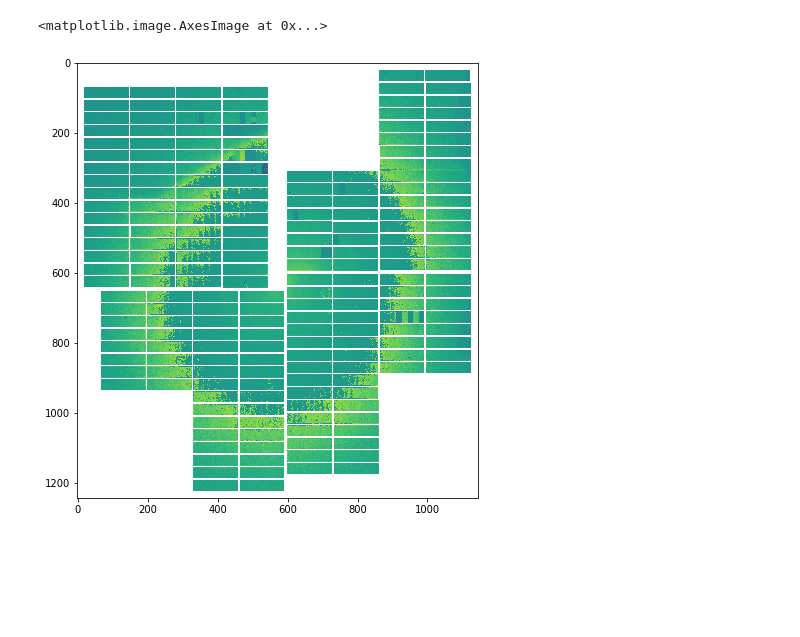
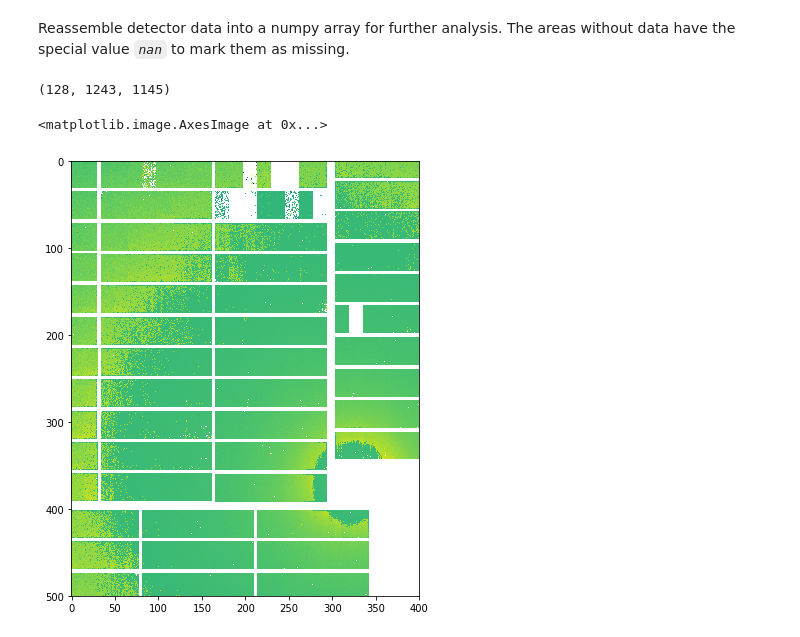
Before and after one commit to European-XFEL/karabo_data, a Jupyter notebook: Applying geometry.ipynb, the cells around one changed output. Cells and saved outputs as stored; diff of their text form; code cells hidden in the pictures; blank space fills up the shorter version.

Commit message:
Apply geometry to newer commissioning data

```diff
--- a/Applying geometry.ipynb
+++ b/Applying geometry.ipynb
@@ -22,3 +22,11 @@ Last train ID:  1487290426
 0 instrument devices (excluding detectors):
 
 0 control devices:
+# %%
+# Find a train with some data in
+empty = np.asarray([])
+for tid, train_data in run.trains():
+    module_imgs = sum(d.get('image.data', empty).shape[0] for d in train_data.values())
+    if module_imgs:
+        print(tid, module_imgs)
+        break
@@ -25,5 +35,10 @@ Last train ID:  1487290426
 # %%
-tid, train_data = run.train_from_id(1487290026)
+tid, train_data = run.train_from_id(54861800)
 print(tid)
-sorted(train_data.keys())
+for dev in sorted(train_data.keys()):
+    print(dev, end='\t')
+    try:
+        print(train_data[dev]['image.data'].shape)
+    except KeyError:
+        print("No image.data")
 # %% [output]
@@ -52,0 +67,9 @@ modules_data.shape
+# %%
+def clip(array, min=-10000, max=10000):
+    x = array.copy()
+    finite = np.isfinite(x)
+    # Suppress warnings comparing numbers to nan
+    with np.errstate(invalid='ignore'):
+        x[finite & (x < min)] = np.nan
+        x[finite & (x > max)] = np.nan
+    return x
@@ -89,7 +108,7 @@ for channel_no in range(16):
 # %%
 import h5py
 
-quadpos = [(11.4, -299), (11.5, -8), (-254.5, 16), (-278.5, -275)]  # MAR 18
+quadpos = [(-11.4, -299), (11.5, -8), (-254.5, 16), (-278.5, -275)]  # MAR 18
 with h5py.File('lpd_mar_18.h5', 'r') as f:
     geom = LPDGeometry.from_h5_file_and_quad_positions(f, quadpos)
 # %%
@@ -102,8 +127,11 @@ with h5py.File('lpd_mar_18.h5', 'r') as f:
+# %% [markdown]
+Reassemble detector data into a numpy array for further analysis. The areas without data have the special value *`nan`* to mark them as missing.
 # %%
 res, centre = geom.position_all_modules(modules_data)
-
+print(res.shape)
 plt.figure(figsize=(8, 8))
-plt.imshow(res[12])
+plt.imshow(clip(res[12, 250:750, 250:650], max=5000))
 # %% [output]
-<matplotlib.image.AxesImage at 0x...>
+(128, 1243, 1145)
+<matplotlib.image.AxesImage at 0x...>
-[figure, old version]
+[figure, new version]
```
Also changed, not shown: parts of 17 cells of this notebook.
